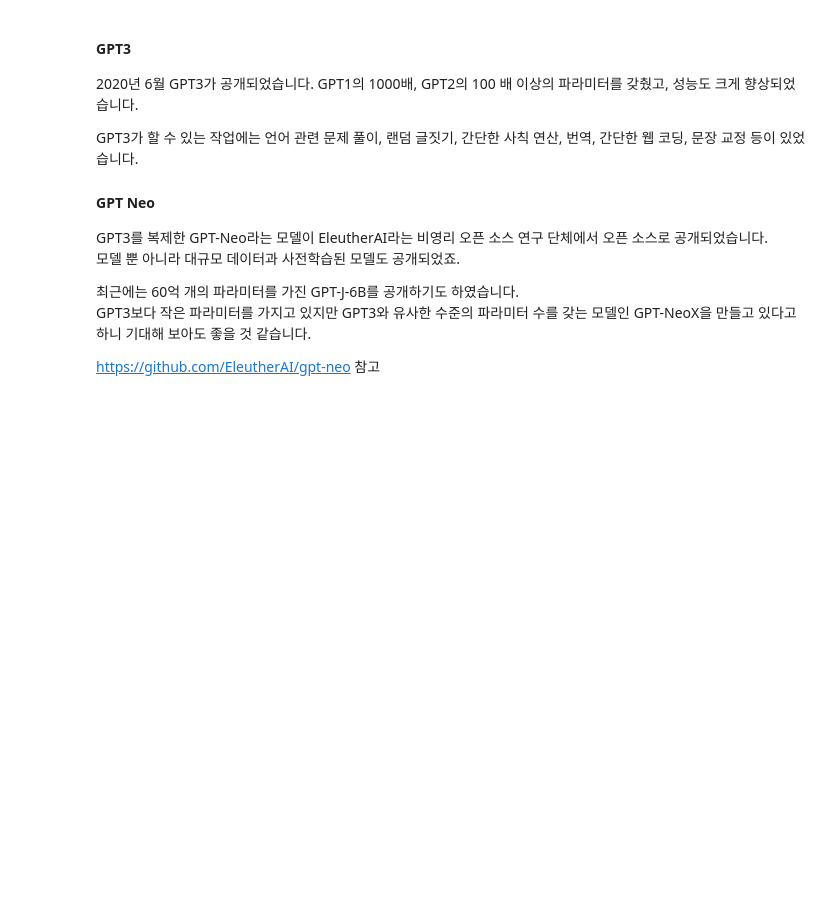
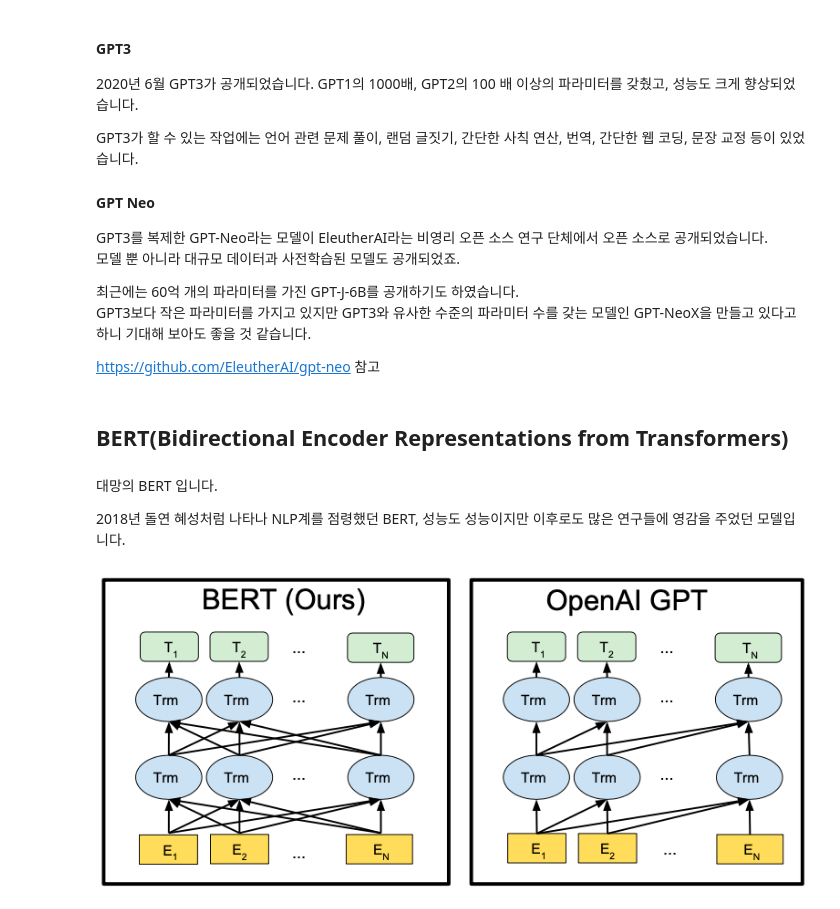
Before and after one commit to ziippy/modoo-nlp, a Jupyter notebook: 19_modern_nlp.ipynb, the cells around one changed output. Saved outputs shown, nothing was run; the diff lists cells and outputs as text; code cells hidden in the pictures; blank space fills up the shorter version.

Commit message:
BERT 정리중

```diff
--- a/19_modern_nlp.ipynb
+++ b/19_modern_nlp.ipynb
@@ -137,3 +137,14 @@ GPT3를 복제한 GPT-Neo라는 모델이 EleutherAI라는 비영리 오픈 소
 GPT3보다 작은 파라미터를 가지고 있지만 GPT3와 유사한 수준의 파라미터 수를 갖는 모델인 GPT-NeoX을 만들고 있다고 하니 기대해 보아도 좋을 것 같습니다.
 
 https://github.com/EleutherAI/gpt-neo 참고
+# %% [markdown]
+## BERT(Bidirectional Encoder Representations from Transformers)
+# %% [markdown]
+대망의 BERT 입니다.
+
+2018년 돌연 혜성처럼 나타나 NLP계를 점령했던 BERT, 성능도 성능이지만 이후로도 많은 연구들에 영감을 주었던 모델입니다.
+# %%
+from IPython.display import Image
+Image(filename='capture/19_bert_vs_gpt.png')
+# %% [output]
+[figure, added]
```
Also changed, not shown: parts of 9 cells of this notebook, 3 other files.
